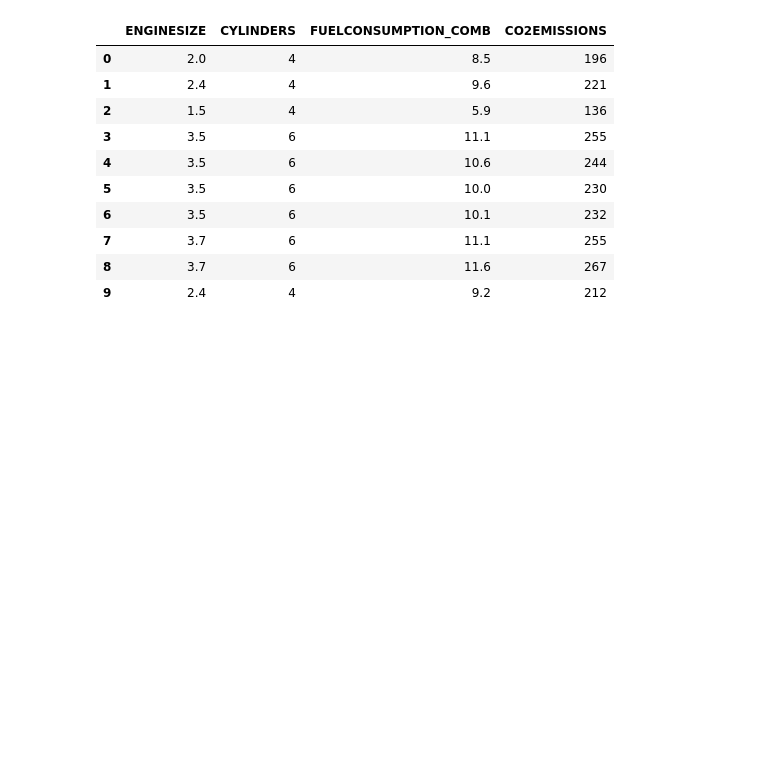
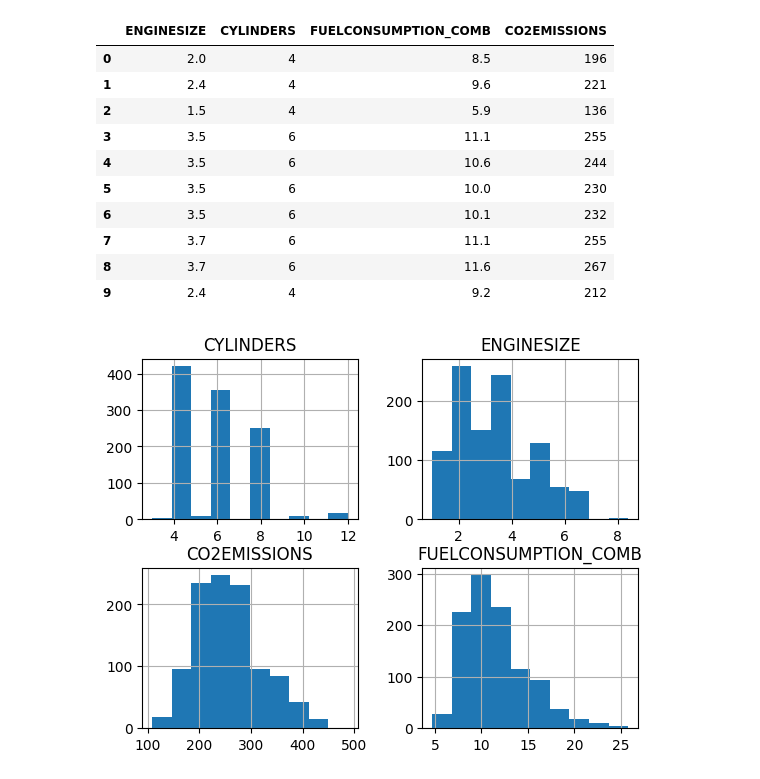
Before and after one commit to Deepakk200/colab_python, a Jupyter notebook: fuelconsumption.ipynb, the cells around one changed output. Drawn from its saved outputs; the diff is of its cells as text; code cells hidden in the pictures; blank space fills up the shorter version.

```diff
--- a/fuelconsumption.ipynb
+++ b/fuelconsumption.ipynb
@@ -63,3 +77,10 @@ cdf.head(10)
 | 7 | 3.7 | 6 | 11.1 | 255 |
 | 8 | 3.7 | 6 | 11.6 | 267 |
 | 9 | 2.4 | 4 | 9.2 | 212 |
+# %%
+viz = cdf[['CYLINDERS','ENGINESIZE','CO2EMISSIONS','FUELCONSUMPTION_COMB']]
+viz.hist()
+# pd.plotting.scatter_matrix(viz)
+plt.show()
+# %% [output]
+[figure, added]
```
Also changed, not shown: parts of 8 cells of this notebook.
